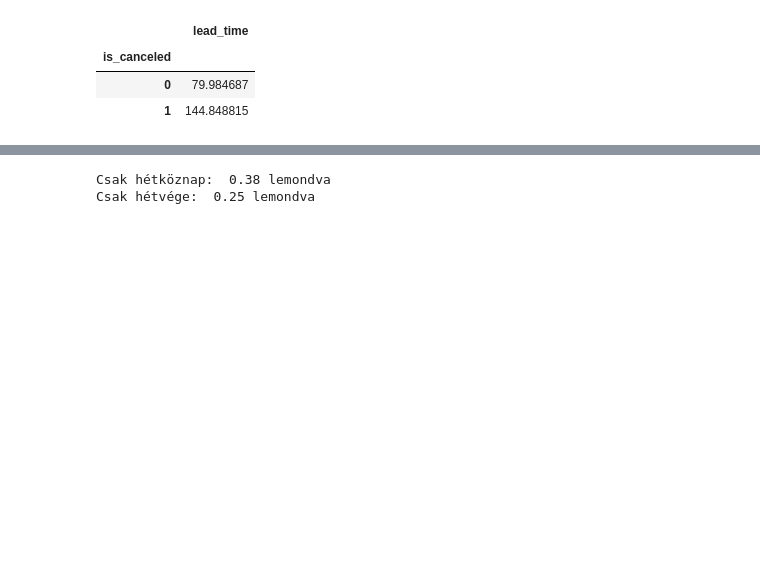
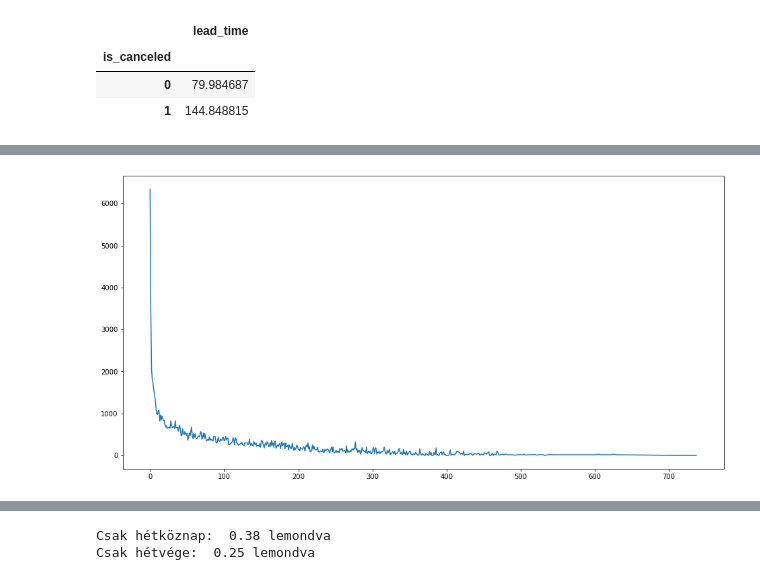
Before and after one commit to lenkei-mark/szakdolgozat, a Jupyter notebook: notebooks/adatelemzes/3_day_night_weekday_weekend_months.ipynb, the cells around one changed output, grey strips where cells are left out. Cells and saved outputs as stored; diff of their text form; code cells hidden in the pictures; blank space fills up the shorter version.

```diff
--- a/notebooks/adatelemzes/3_day_night_weekday_weekend_months.ipynb
+++ b/notebooks/adatelemzes/3_day_night_weekday_weekend_months.ipynb
@@ -28,0 +35,6 @@ Következőnek azok között a foglalások között érdekelne a lemondási ará
+# %%
+plt.figure(figsize=(16, 8))
+plt.plot(data.groupby("lead_time").agg("count")["hotel"].index, data.groupby("lead_time").agg("count")["hotel"])
+plt.show()
+# %% [output]
+[figure, added]
```
Also changed, not shown: parts of 6 cells of this notebook.
